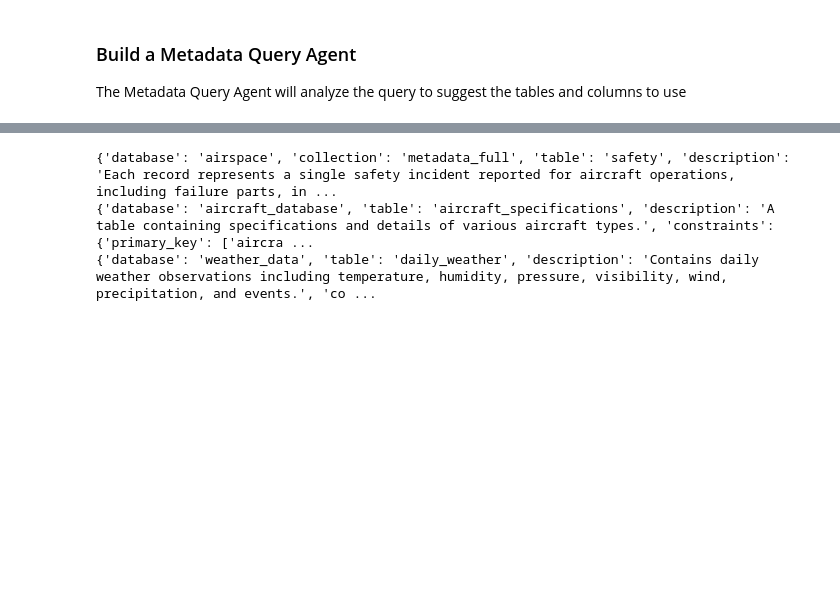
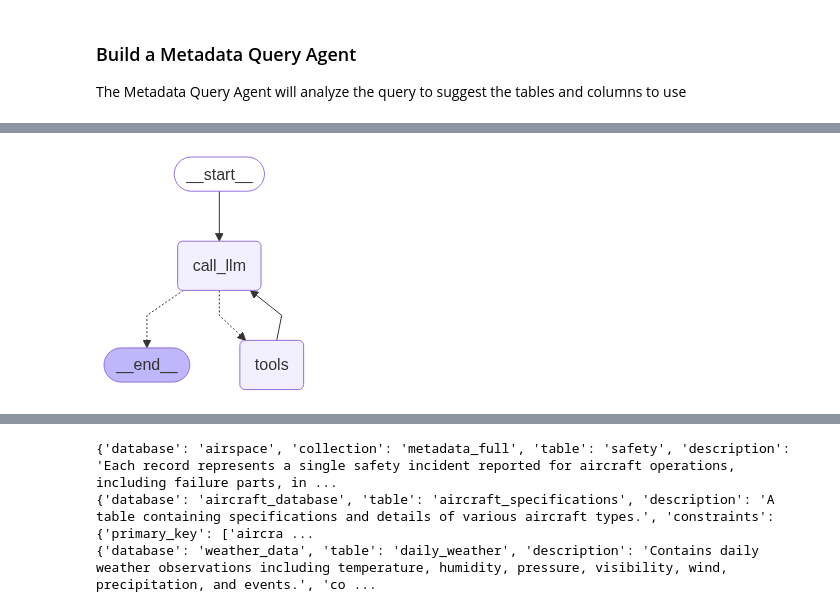
Before and after one commit to JingYuan-Peh/Work_Playground, a Jupyter notebook: MetadataAgent/MetadataAgent.ipynb, the cells around one changed output, grey strips where cells are left out. Drawn from its saved outputs; the diff is of its cells as text; code cells hidden in the pictures; blank space fills up the shorter version.

```diff
--- a/MetadataAgent/MetadataAgent.ipynb
+++ b/MetadataAgent/MetadataAgent.ipynb
@@ -34,10 +36,10 @@ True
 # Connect to MongoDB using MONGODB_URI
 mongodb_uri = os.getenv('MONGODB_URI')
 client = MongoClient(mongodb_uri)
-db = client['airspace']  # Create/use a database named 'airspace'
+db = client['insightone']  # Create/use a database named 'insightone'
 metadata_full = db['metadata_full']  # Create/use a collection named 'metadata_full'
 metadata_chunk = db['metadata_chunk']  # Create/use a collection named 'metadata_chunk'
 
 # Example: Ensure collection exists (MongoDB creates it on first insert)
-print('Connected to MongoDB. airpsace DB and metadata collections are ready.')
+print('Connected to MongoDB. Ready to use metadata collection.')
 # %% [output]
@@ -399,0 +519,42 @@ def metadata_query(user_query: str, metadata_json: str):
+# %%
+# Create a state class for the metadata query
+class MetadataQueryState(TypedDict):
+    messages:Annotated[list, add_messages]
+
+# Store memory
+memory=MemorySaver()
+
+# Bind tools
+llm.bind_tools(tools)
+
+# Node definition
+def call_llm(state: MetadataQueryState):
+    return {"messages":[llm.invoke(state["messages"])]}
+
+# Graph
+graph_builder = StateGraph(MetadataQueryState)
+
+# Add nodes
+graph_builder.add_node("call_llm",call_llm)
+# graph_builder.add_node("metadata_query",metadata_query)
+graph_builder.add_node("tools", ToolNode(tools))
+
+## Add edges
+graph_builder.add_edge(START, "call_llm")
+graph_builder.add_conditional_edges(
+    "call_llm",
+    # If the latest message (result) from assistance is a tool call -> tools_condition route to tools
+    # If the latest message (result) from assistance is not a tool call -> tools_condition route to END
+   tools_condition
+)
+graph_builder.add_edge("tools", "call_llm")
+# graph_builder.add_edge("call_llm", "metadata_query")
+# graph_builder.add_edge("metadata_query", END)
+
+## compile the graph
+graph=graph_builder.compile(checkpointer=memory)
+# %%
+# Print out the graph structure
+display(Image(graph.get_graph().draw_mermaid_png()))
+# %% [output]
+[figure, added]
```
Also changed, not shown: parts of 28 cells of this notebook, 3 other files.
